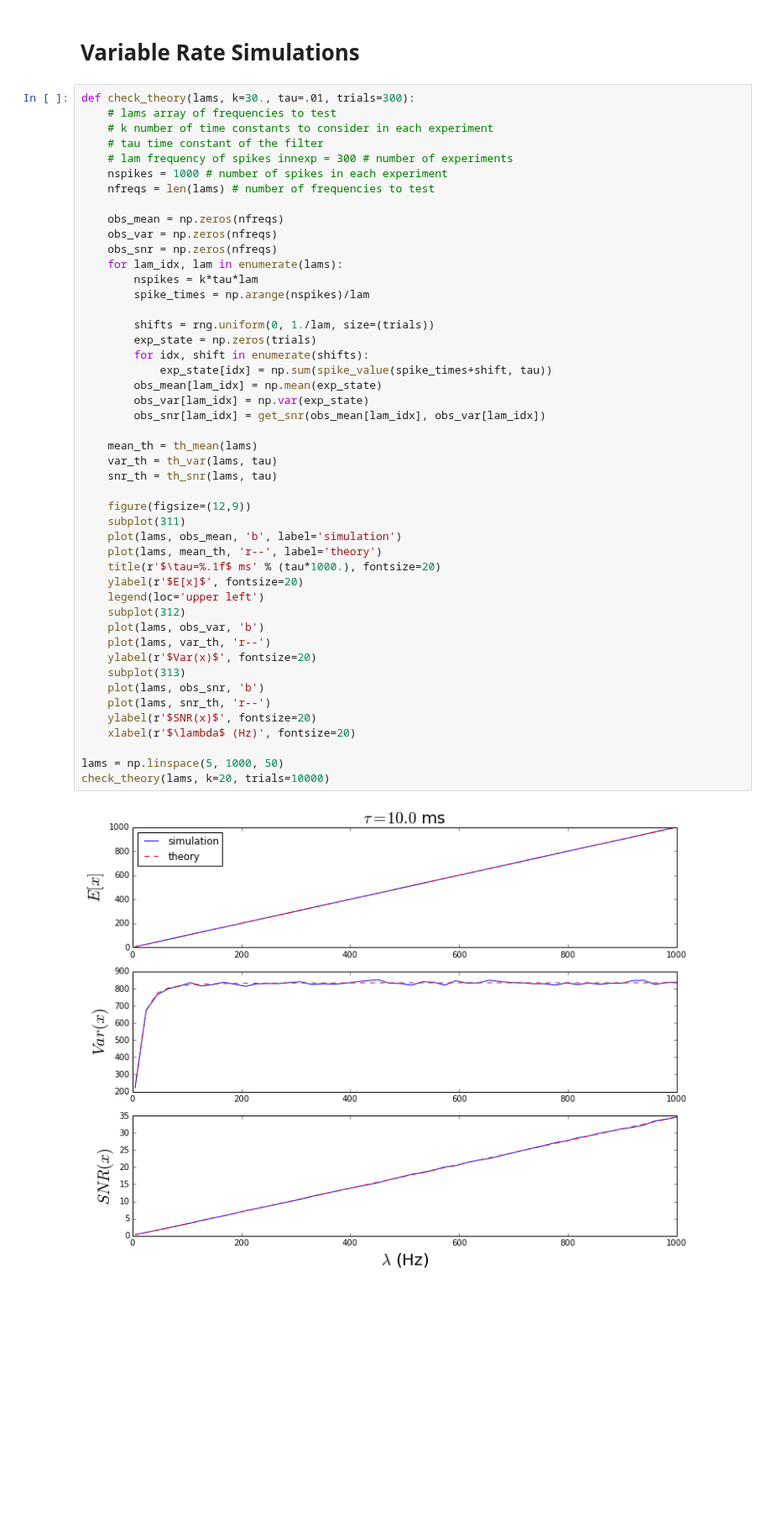
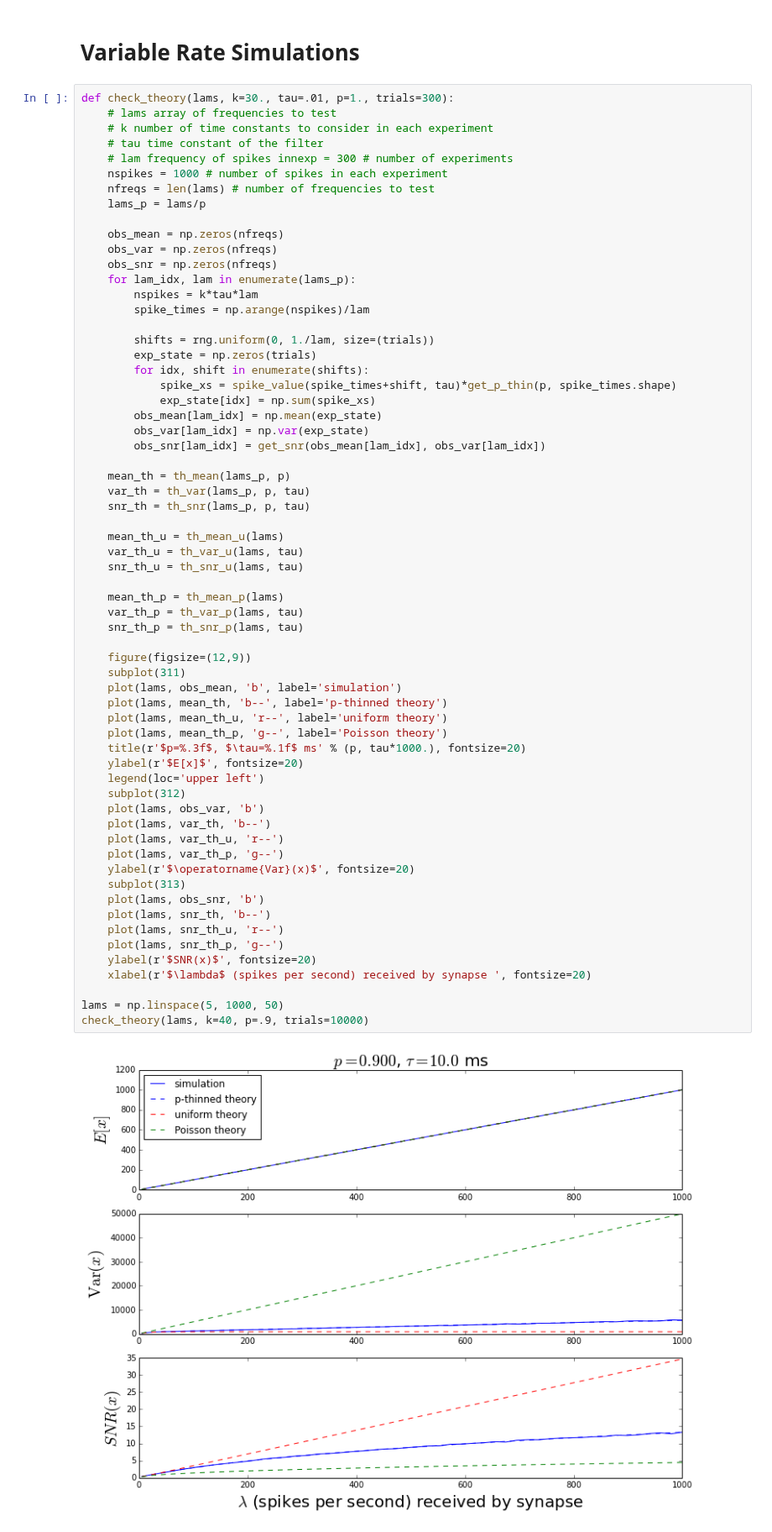
Before and after one commit to samfok/notebooks, a Jupyter notebook: synapse/synapse_SNR_uniform_pthinned.ipynb, the cells around one changed output. Shown at 84% size. Drawn from its saved outputs; the diff is of its cells as text; blank space fills up the shorter version.

```diff
--- a/synapse/synapse_SNR_uniform_pthinned.ipynb
+++ b/synapse/synapse_SNR_uniform_pthinned.ipynb
@@ -269,51 +305,67 @@ sim_distribution(k=30., tau=.01, lam=10000., trials=40000)
 # %% [markdown]
 # Variable Rate Simulations
 # %%
-def check_theory(lams, k=30., tau=.01, trials=300):
+def check_theory(lams, k=30., tau=.01, p=1., trials=300):
     # lams array of frequencies to test
     # k number of time constants to consider in each experiment
     # tau time constant of the filter
     # lam frequency of spikes innexp = 300 # number of experiments
     nspikes = 1000 # number of spikes in each experiment
     nfreqs = len(lams) # number of frequencies to test
+    lams_p = lams/p
 
     obs_mean = np.zeros(nfreqs)
     obs_var = np.zeros(nfreqs)
     obs_snr = np.zeros(nfreqs)
-    for lam_idx, lam in enumerate(lams):
+    for lam_idx, lam in enumerate(lams_p):
         nspikes = k*tau*lam
         spike_times = np.arange(nspikes)/lam
 
         shifts = rng.uniform(0, 1./lam, size=(trials))
         exp_state = np.zeros(trials)
         for idx, shift in enumerate(shifts):
-            exp_state[idx] = np.sum(spike_value(spike_times+shift, tau))
+            spike_xs = spike_value(spike_times+shift, tau)*get_p_thin(p, spike_times.shape)
+            exp_state[idx] = np.sum(spike_xs)
         obs_mean[lam_idx] = np.mean(exp_state)
         obs_var[lam_idx] = np.var(exp_state)
         obs_snr[lam_idx] = get_snr(obs_mean[lam_idx], obs_var[lam_idx])
 
-    mean_th = th_mean(lams)
-    var_th = th_var(lams, tau)
-    snr_th = th_snr(lams, tau)
+    mean_th = th_mean(lams_p, p)
+    var_th = th_var(lams_p, p, tau)
+    snr_th = th_snr(lams_p, p, tau)
+
+    mean_th_u = th_mean_u(lams)
+    var_th_u = th_var_u(lams, tau)
+    snr_th_u = th_snr_u(lams, tau)
+
+    mean_th_p = th_mean_p(lams)
+    var_th_p = th_var_p(lams, tau)
+    snr_th_p = th_snr_p(lams, tau)
 
     figure(figsize=(12,9))
     subplot(311)
     plot(lams, obs_mean, 'b', label='simulation')
-    plot(lams, mean_th, 'r--', label='theory')
-    title(r'$\tau=%.1f$ ms' % (tau*1000.), fontsize=20)
+    plot(lams, mean_th, 'b--', label='p-thinned theory')
+    plot(lams, mean_th_u, 'r--', label='uniform theory')
+    plot(lams, mean_th_p, 'g--', label='Poisson theory')
+    title(r'$p=%.3f$, $\tau=%.1f$ ms' % (p, tau*1000.), fontsize=20)
     ylabel(r'$E[x]$', fontsize=20)
     legend(loc='upper left')
     subplot(312)
     plot(lams, obs_var, 'b')
-    plot(lams, var_th, 'r--')
-    ylabel(r'$Var(x)$', fontsize=20)
+    plot(lams, var_th, 'b--')
+    plot(lams, var_th_u, 'r--')
+    plot(lams, var_th_p, 'g--')
+    ylabel(r'$\operatorname{Var}(x)$', fontsize=20)
     subplot(313)
     plot(lams, obs_snr, 'b')
-    plot(lams, snr_th, 'r--')
+    plot(lams, snr_th, 'b--')
+    plot(lams, snr_th_u, 'r--')
+    plot(lams, snr_th_p, 'g--')
     ylabel(r'$SNR(x)$', fontsize=20)
-    xlabel(r'$\lambda$ (Hz)', fontsize=20)
+    xlabel(r'$\lambda$ (spikes per second) received by synapse ', fontsize=20)
 
 lams = np.linspace(5, 1000, 50)
-check_theory(lams, k=20, trials=10000)
+check_theory(lams, k=40, p=.9, trials=10000)
 # %% [output]
-[figure, old version]
+[figure, new version]
```
Also changed, not shown: parts of 4 cells of this notebook, 2 other files.
